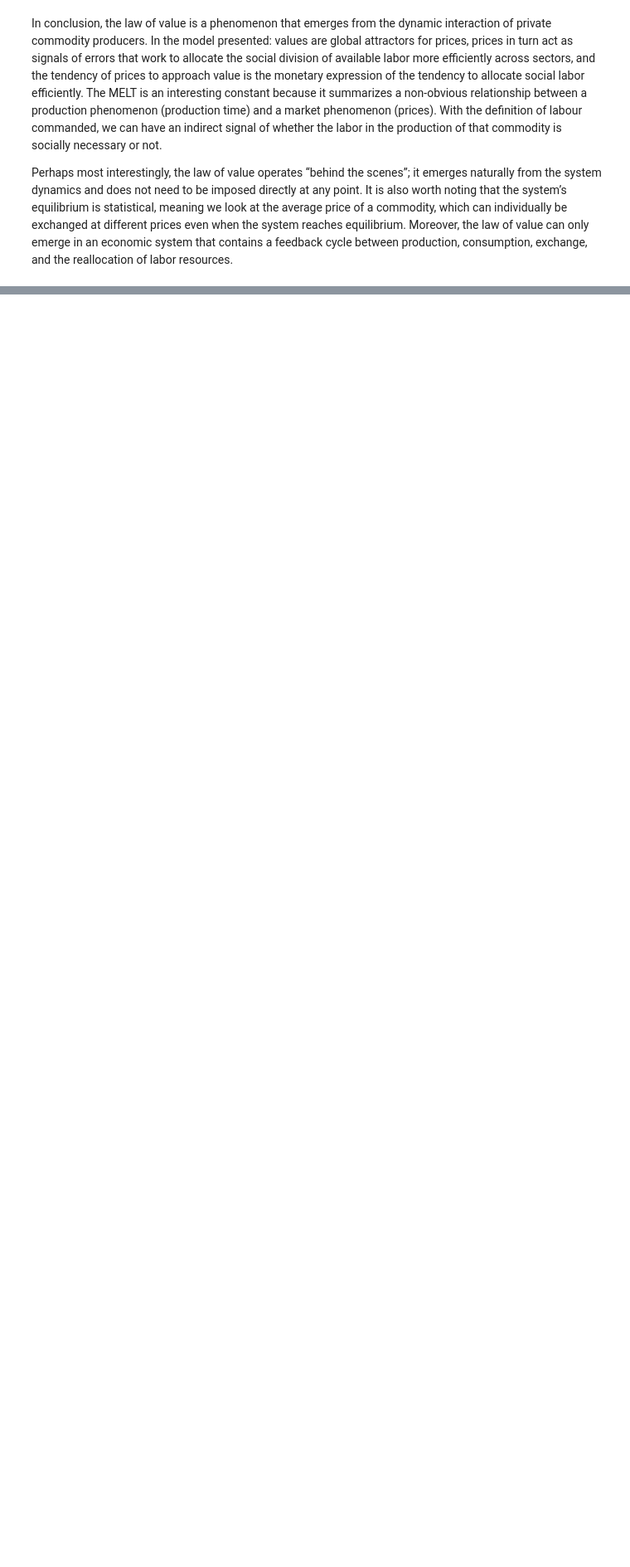
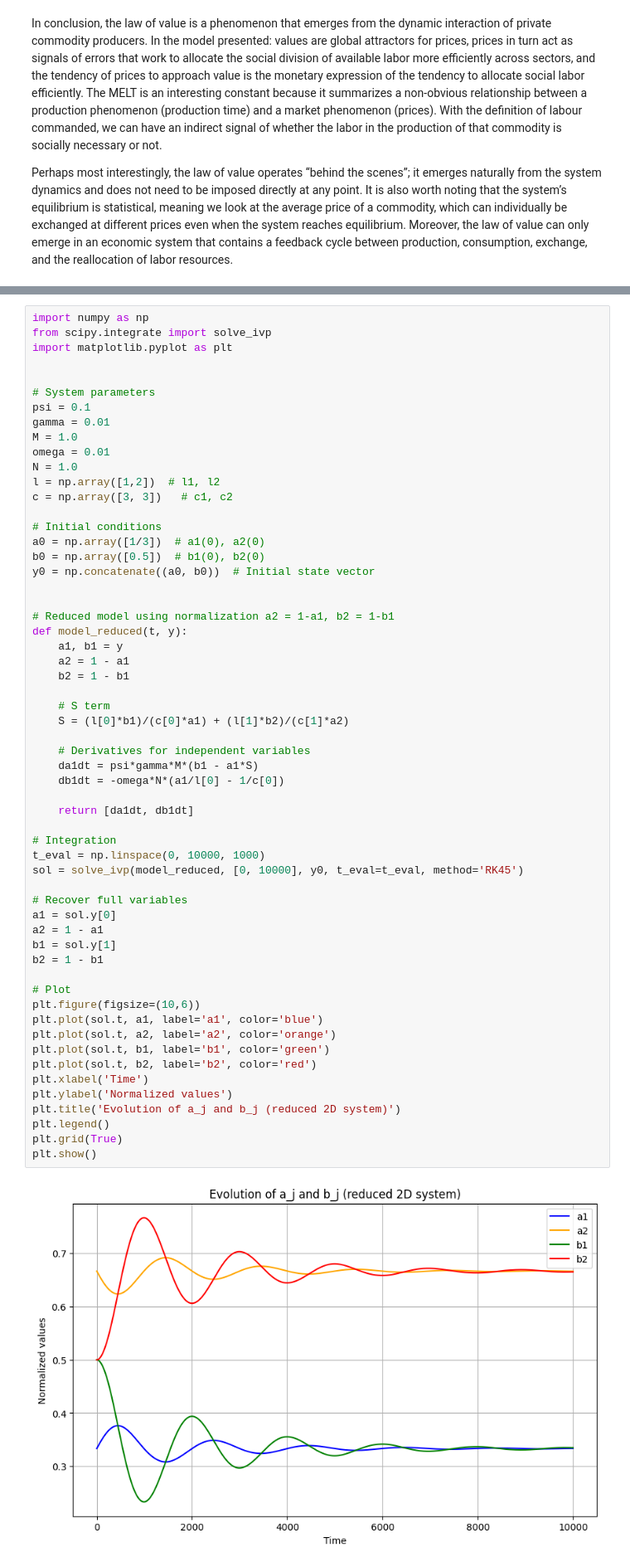
Before and after one commit to jdansb/Econophysics, a Jupyter notebook: Statistical_approximation_of_the_law_of_value_(EBM).ipynb, the cells around one changed output, grey strips where cells are left out. Shown at 83% size. Saved outputs shown, nothing was run; the diff lists cells and outputs as text; blank space fills up the shorter version.

```diff
--- a/Statistical_approximation_of_the_law_of_value_(EBM).ipynb
+++ b/Statistical_approximation_of_the_law_of_value_(EBM).ipynb
@@ -437,3 +437,63 @@ plt.grid(True)
 plt.show()
 # %% [output]
 [figure]
+# %%
+import numpy as np
+from scipy.integrate import solve_ivp
+import matplotlib.pyplot as plt
+
+
+# System parameters
+psi = 0.1
+gamma = 0.01
+M = 1.0
+omega = 0.01
+N = 1.0
+l = np.array([1,2])  # l1, l2
+c = np.array([3, 3])   # c1, c2
+
+# Initial conditions
+a0 = np.array([1/3])  # a1(0), a2(0)
+b0 = np.array([0.5])  # b1(0), b2(0)
+y0 = np.concatenate((a0, b0))  # Initial state vector
+
+
+# Reduced model using normalization a2 = 1-a1, b2 = 1-b1
+def model_reduced(t, y):
+    a1, b1 = y
+    a2 = 1 - a1
+    b2 = 1 - b1
+
+    # S term
+    S = (l[0]*b1)/(c[0]*a1) + (l[1]*b2)/(c[1]*a2)
+
+    # Derivatives for independent variables
+    da1dt = psi*gamma*M*(b1 - a1*S)
+    db1dt = -omega*N*(a1/l[0] - 1/c[0])
+
+    return [da1dt, db1dt]
+
+# Integration
+t_eval = np.linspace(0, 10000, 1000)
+sol = solve_ivp(model_reduced, [0, 10000], y0, t_eval=t_eval, method='RK45')
+
+# Recover full variables
+a1 = sol.y[0]
+a2 = 1 - a1
+b1 = sol.y[1]
+b2 = 1 - b1
+
+# Plot
+plt.figure(figsize=(10,6))
+plt.plot(sol.t, a1, label='a1', color='blue')
+plt.plot(sol.t, a2, label='a2', color='orange')
+plt.plot(sol.t, b1, label='b1', color='green')
+plt.plot(sol.t, b2, label='b2', color='red')
+plt.xlabel('Time')
+plt.ylabel('Normalized values')
+plt.title('Evolution of a_j and b_j (reduced 2D system)')
+plt.legend()
+plt.grid(True)
+plt.show()
+# %% [output]
+[figure, added]
```
